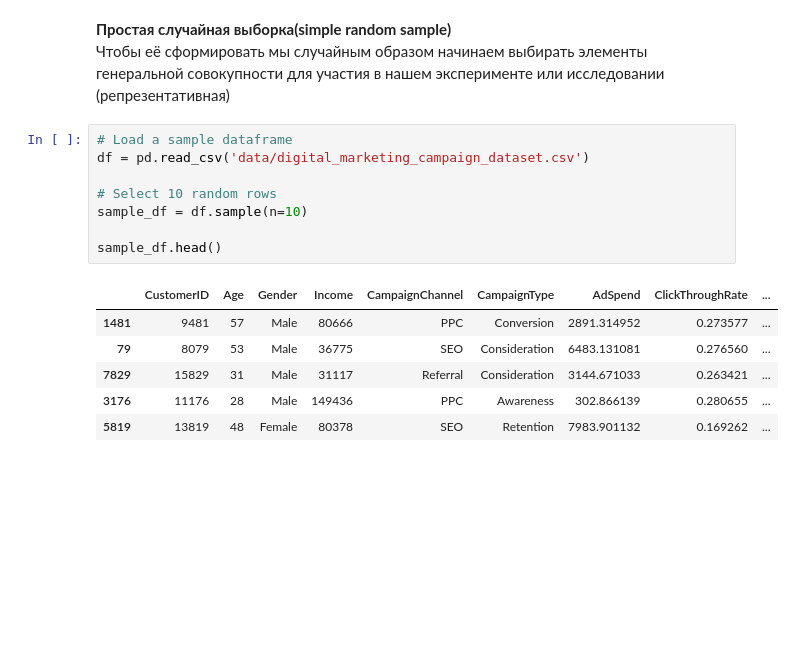
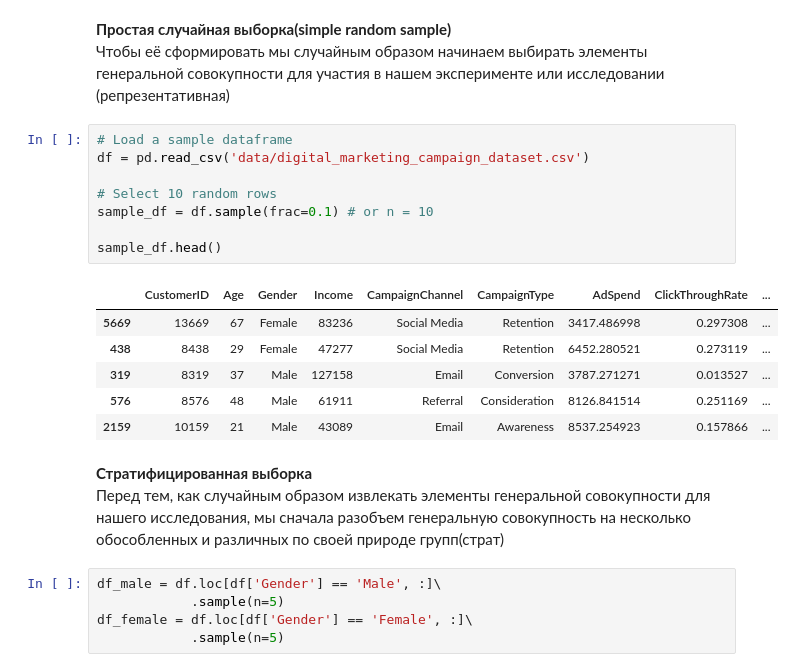
Before and after one commit to observer012/courses, a Jupyter notebook: Основы статистики(Stepik)/Основы статистики.ipynb, the cells around one changed output. Drawn from its saved outputs; the diff is of its cells as text; blank space fills up the shorter version.

```diff
--- a/Основы статистики(Stepik)/Основы статистики.ipynb
+++ b/Основы статистики(Stepik)/Основы статистики.ipynb
@@ -27,15 +27,23 @@ import pandas as pd
 # %%
 # Load a sample dataframe
 df = pd.read_csv('data/digital_marketing_campaign_dataset.csv')
 
 # Select 10 random rows
-sample_df = df.sample(n=10)
+sample_df = df.sample(frac=0.1) # or n = 10
 
 sample_df.head()
 # %% [output]
 |  | CustomerID | Age | Gender | Income | CampaignChannel | CampaignType | AdSpend | ClickThroughRate | ... |
-| 1481 | 9481 | 57 | Male | 80666 | PPC | Conversion | 2891.314952 | 0.273577 | ... |
-| 79 | 8079 | 53 | Male | 36775 | SEO | Consideration | 6483.131081 | 0.276560 | ... |
-| 7829 | 15829 | 31 | Male | 31117 | Referral | Consideration | 3144.671033 | 0.263421 | ... |
-| 3176 | 11176 | 28 | Male | 149436 | PPC | Awareness | 302.866139 | 0.280655 | ... |
-| 5819 | 13819 | 48 | Female | 80378 | SEO | Retention | 7983.901132 | 0.169262 | ... |
+| 5669 | 13669 | 67 | Female | 83236 | Social Media | Retention | 3417.486998 | 0.297308 | ... |
+| 438 | 8438 | 29 | Female | 47277 | Social Media | Retention | 6452.280521 | 0.273119 | ... |
+| 319 | 8319 | 37 | Male | 127158 | Email | Conversion | 3787.271271 | 0.013527 | ... |
+| 576 | 8576 | 48 | Male | 61911 | Referral | Consideration | 8126.841514 | 0.251169 | ... |
+| 2159 | 10159 | 21 | Male | 43089 | Email | Awareness | 8537.254923 | 0.157866 | ... |
+# %% [markdown]
+**Стратифицированная выборка**\
+Перед тем, как случайным образом извлекать элементы генеральной совокупности для нашего исследования, мы сначала разобъем генеральную совокупность на несколько обособленных и различных по своей природе групп(страт)
+# %%
+df_male = df.loc[df['Gender'] == 'Male', :]\
+            .sample(n=5)
+df_female = df.loc[df['Gender'] == 'Female', :]\
+            .sample(n=5)
```
Also changed, not shown: parts of 1 cell of this notebook, 1 other file.
